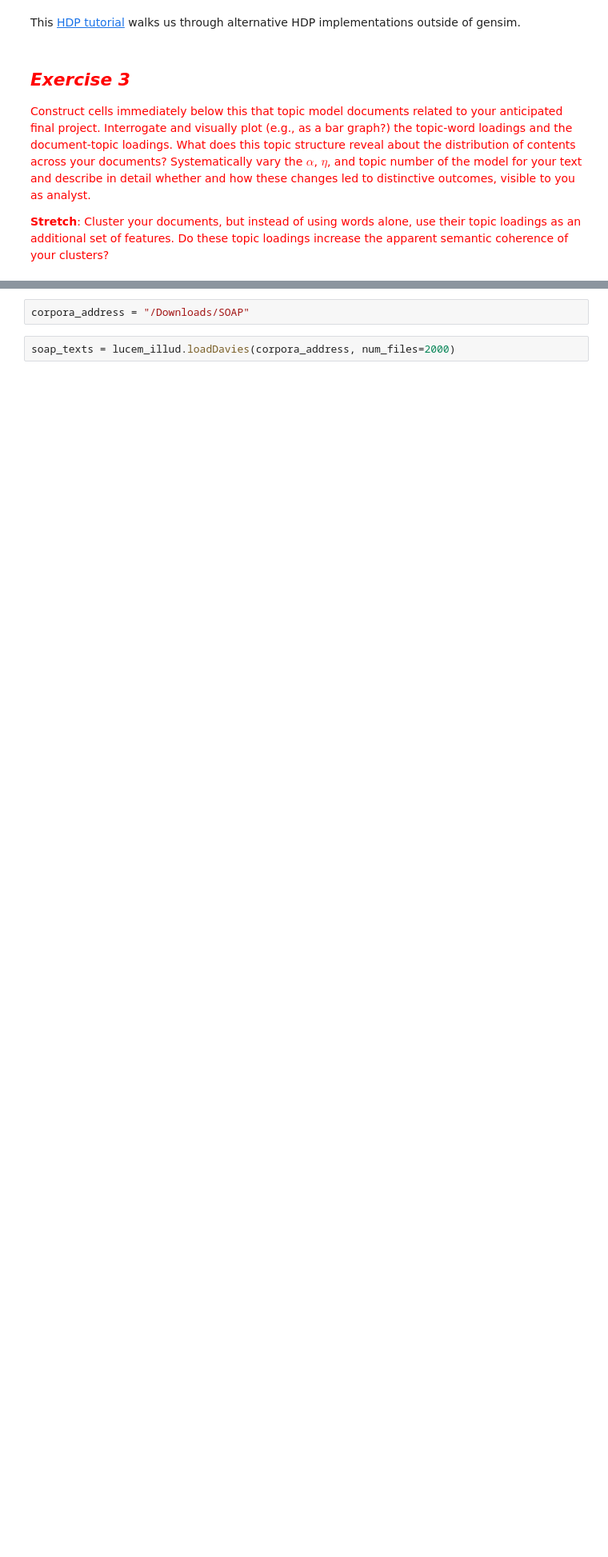
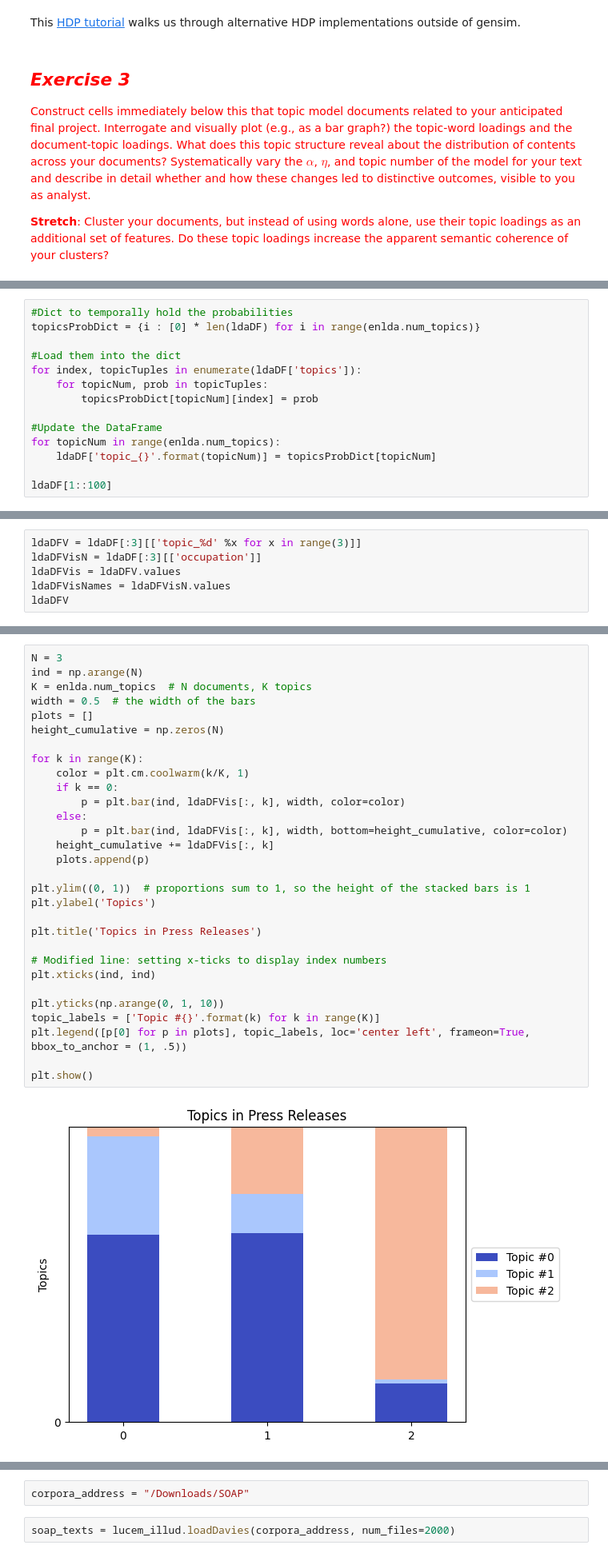
Before and after one commit to h-karyn/ComputationalContentAnalysis, a Jupyter notebook: python_notebooks/hw3/3_Topic_Modeling_and_Clustering.ipynb, the cells around one changed output, grey strips where cells are left out. Shown at 80% size. Cells and saved outputs as stored; diff of their text form; blank space fills up the shorter version.

```diff
--- a/python_notebooks/hw3/3_Topic_Modeling_and_Clustering.ipynb
+++ b/python_notebooks/hw3/3_Topic_Modeling_and_Clustering.ipynb
@@ -1192,0 +1240,14 @@ This [HDP tutorial](https://towardsdatascience.com/dont-be-afraid-of-nonparametr
+# %%
+#Dict to temporally hold the probabilities
+topicsProbDict = {i : [0] * len(ldaDF) for i in range(enlda.num_topics)}
+
+#Load them into the dict
+for index, topicTuples in enumerate(ldaDF['topics']):
+    for topicNum, prob in topicTuples:
+        topicsProbDict[topicNum][index] = prob
+
+#Update the DataFrame
+for topicNum in range(enlda.num_topics):
+    ldaDF['topic_{}'.format(topicNum)] = topicsProbDict[topicNum]
+
+ldaDF[1::100]
@@ -1192,0 +1268,6 @@ This [HDP tutorial](https://towardsdatascience.com/dont-be-afraid-of-nonparametr
+# %%
+ldaDFV = ldaDF[:3][['topic_%d' %x for x in range(3)]]
+ldaDFVisN = ldaDF[:3][['occupation']]
+ldaDFVis = ldaDFV.values
+ldaDFVisNames = ldaDFVisN.values
+ldaDFV
@@ -1192,0 +1279,32 @@ This [HDP tutorial](https://towardsdatascience.com/dont-be-afraid-of-nonparametr
+# %%
+N = 3
+ind = np.arange(N)
+K = enlda.num_topics  # N documents, K topics
+width = 0.5  # the width of the bars
+plots = []
+height_cumulative = np.zeros(N)
+
+for k in range(K):
+    color = plt.cm.coolwarm(k/K, 1)
+    if k == 0:
+        p = plt.bar(ind, ldaDFVis[:, k], width, color=color)
+    else:
+        p = plt.bar(ind, ldaDFVis[:, k], width, bottom=height_cumulative, color=color)
+    height_cumulative += ldaDFVis[:, k]
+    plots.append(p)
+
+plt.ylim((0, 1))  # proportions sum to 1, so the height of the stacked bars is 1
+plt.ylabel('Topics')
+
+plt.title('Topics in Press Releases')
+
+# Modified line: setting x-ticks to display index numbers
+plt.xticks(ind, ind)
+
+plt.yticks(np.arange(0, 1, 10))
+topic_labels = ['Topic #{}'.format(k) for k in range(K)]
+plt.legend([p[0] for p in plots], topic_labels, loc='center left', frameon=True, bbox_to_anchor = (1, .5))
+
+plt.show()
+# %% [output]
+[figure, added]
```
Also changed, not shown: parts of 45 cells of this notebook.
